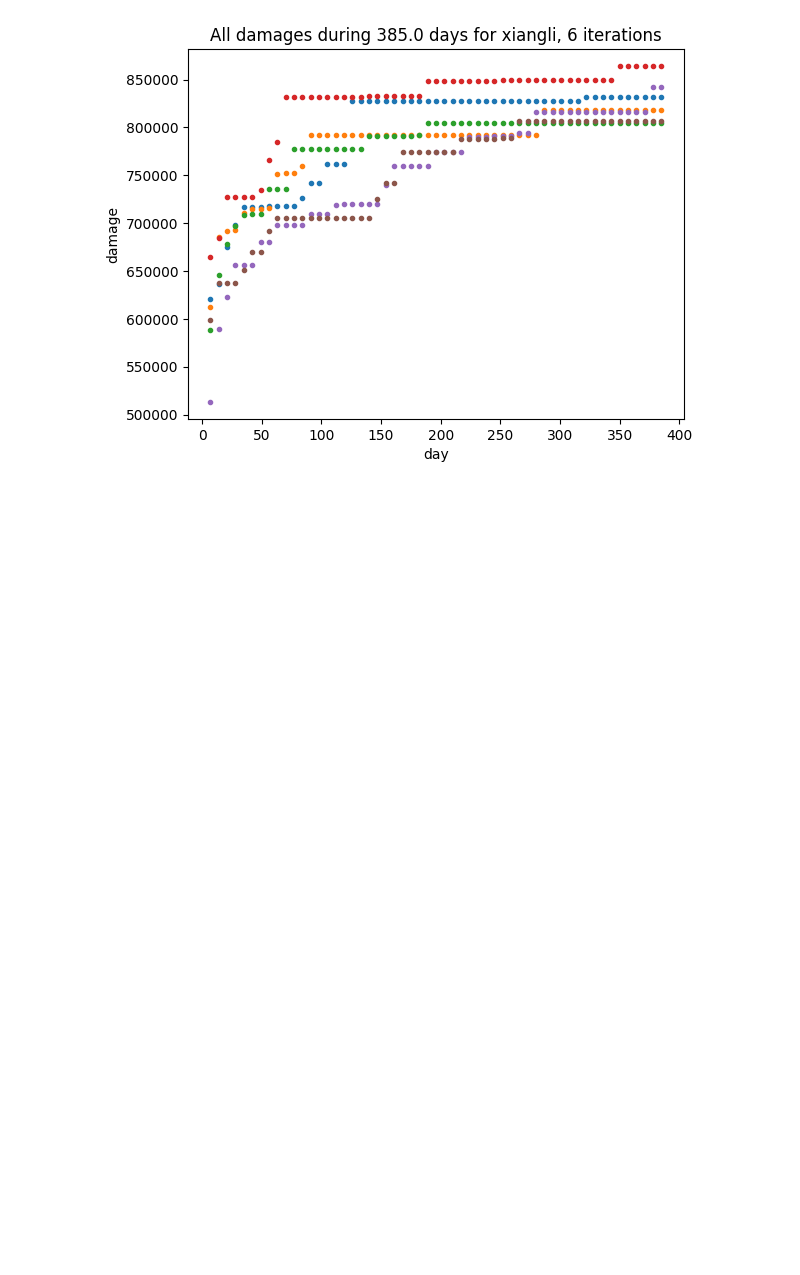
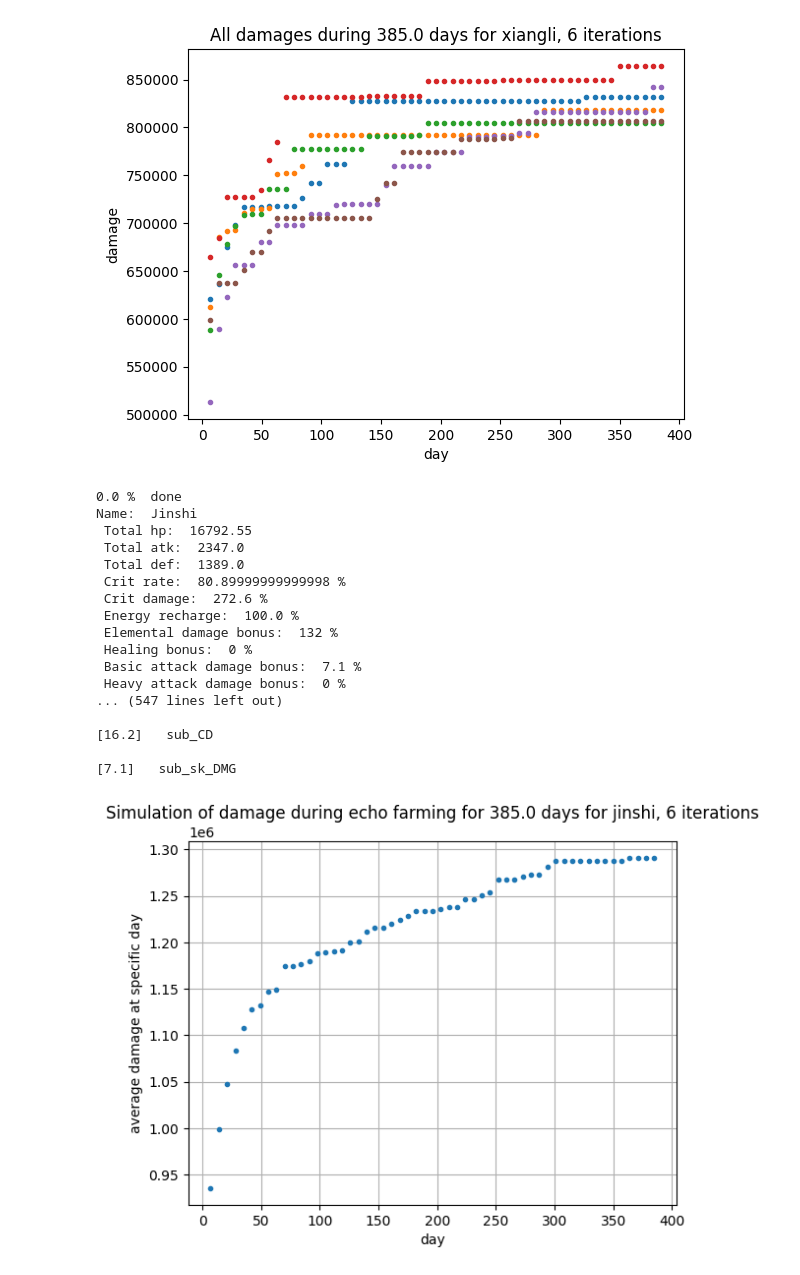
Before and after one commit to Devastator-dev/echoes_public, a Jupyter notebook: calculations_and_graphs.ipynb, the cells around one changed output. Drawn from its saved outputs; the diff is of its cells as text; code cells hidden in the pictures; blank space fills up the shorter version.

Commit message:
added jinshi

```diff
--- a/calculations_and_graphs.ipynb
+++ b/calculations_and_graphs.ipynb
@@ -112,3 +115,24 @@ damage new 1: 356729735.6234833 damage old: 350811395.2663287
 [figure]
 [figure]
 [figure]
+# %%
+average_damages_through_days_jin,percentages_of_max_jin,list_of_days_jin=addfun.simulate_jinshi_echo_farming(55,6,True,True)
+# %% [output]
+0.0 %  done
+Name:  Jinshi
+ Total hp:  16792.55
+ Total atk:  2347.0
+ Total def:  1389.0
+ Crit rate:  80.89999999999998 %
+ Crit damage:  272.6 %
+ Energy recharge:  100.0 %
+ Elemental damage bonus:  132 %
+ Healing bonus:  0 %
+ Basic attack damage bonus:  7.1 %
+ Heavy attack damage bonus:  0 %
+... (547 lines left out)
+
+[16.2]   sub_CD
+
+[7.1]   sub_sk_DMG
+[figure, added]
```
Also changed, not shown: parts of 2 cells of this notebook, 3 other files.
